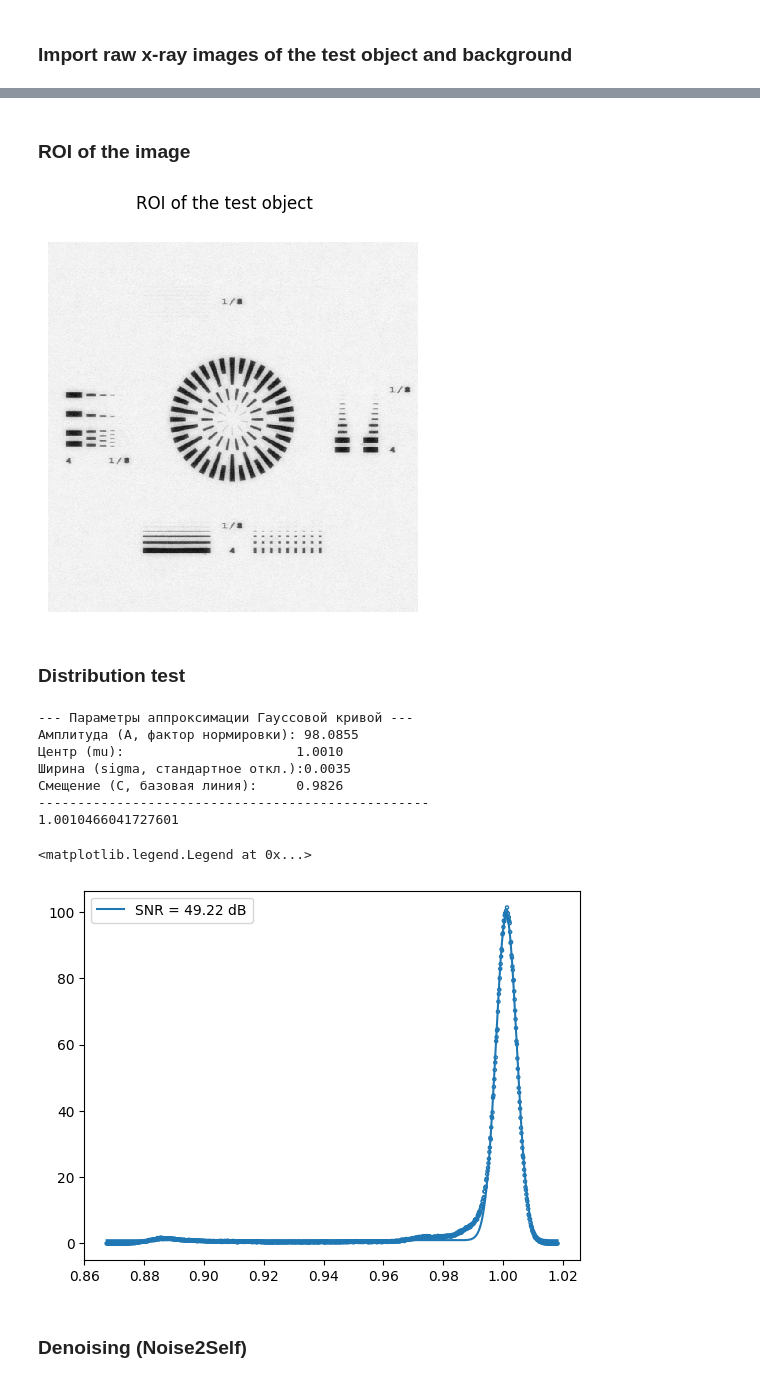
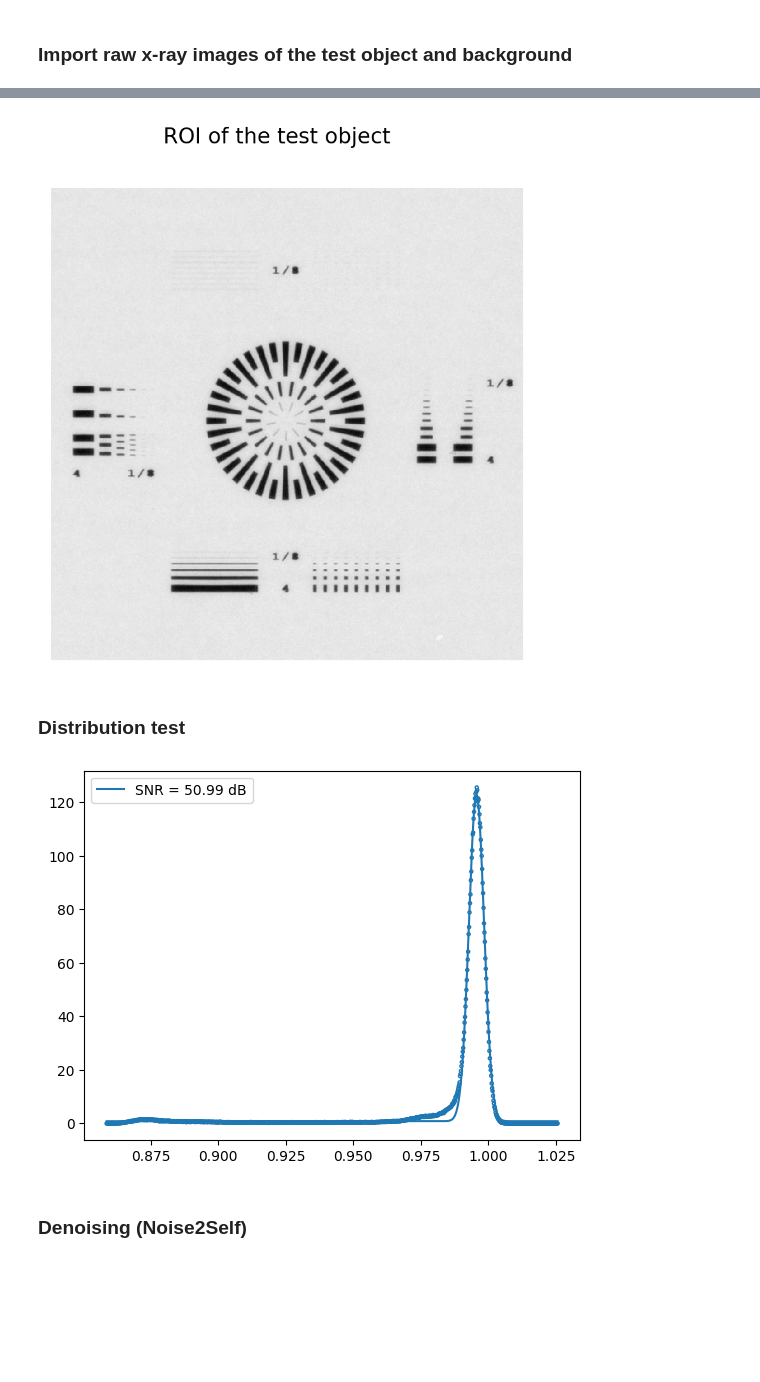
Before and after one commit to mamichberdey/XRayImagePro, a Jupyter notebook: test_image_upscaling.ipynb, the cells around one changed output, grey strips where cells are left out. Drawn from its saved outputs; the diff is of its cells as text; code cells hidden in the pictures; blank space fills up the shorter version.

```diff
--- a/test_image_upscaling.ipynb
+++ b/test_image_upscaling.ipynb
@@ -117,5 +244,3 @@ plt.show()
-# %% [markdown]
-### ROI of the image
 # %%
 def cutter(image, center_x, center_y, idx_cut):
     data_input_test = image.copy()
@@ -140,65 +265,26 @@ def cutter(image, center_x, center_y, idx_cut):
     # return x_input_test[2:], y_input_test[2:], data_input_test[2:, 2:]
     # return x_input_test[1:-2], y_input_test[1:-2], data_input_test[1:-2, 1:-2]
 
-x_cut, y_cut, obj_ROI = cutter(obj_prepro, 1024, 1024, 420)
+# x_cut, y_cut, obj_ROI = cutter(obj_rotated, 1024, 1024, 420)
 
-# x_cut, y_cut, obj_med_cutted = cutter(obj_medfil, 1013, 503, 200)
+x_cut, y_cut, obj_ROI = cutter(obj_rotated, 1024, 1024, 420)
 
-# x_cut, y_cut, obj_med_cutted_old = cutter(obj_medfil_old, 1020, 1270, 450)
-# x_cut, y_cut, obj_med_cutted_old = cutter(obj_medfil_old, 1040, 1000, 450)
-
-# x_cut, y_cut, obj_med_cutted = cutter(obj_medfil, 1020, 1040, 180)
-# x_cut, y_cut, obj_med_cutted_old = cutter(obj_medfil_old, 990, 1298, 180)
-# x_cut, y_cut, obj_med_cutted_old = cutter(obj_medfil_old, 1020, 1040, 180)
 %matplotlib inline
-fig, ax = plt.subplots(1, 1)
+fig, ax = plt.subplots(1, 1, dpi=200)
 ax.set_aspect('equal')
-# plt.pcolormesh(obj_med_cutted, cmap="CMRmap_r")
-# plt.pcolormesh(obj_med_cutted, cmap="Greys_r")
 plt.pcolormesh(obj_ROI, cmap="Greys_r")
-# colbar = plt.pcolormesh(x_input_test, y_input_test, data_input_test/np.max(data_input_test), cmap='Greys_r')
-# cbar = fig.colorbar(colbar)
 plt.axis("off")
 fig.suptitle("ROI of the test object")
 # plt.savefig(f"raw_data2.png", bbox_inches='tight', pad_inches=0, dpi=400)
 plt.show()
 # %% [output]
-[figure, old version]
+[figure, new version]
 # %% [markdown]
 ### Distribution test
 # %%
 from scipy.optimize import curve_fit
 
-bins_num = 1000
-
-hist, bin_edges = np.histogram(obj_ROI, bins=bins_num, density=True)
-bin_edges = (bin_edges[1:] + bin_edges[0:-1]) / 2
-plt.scatter(bin_edges, hist, s=5, facecolors='none', edgecolors='C0')
-
-
 def fit_gaussian(x_data, y_data):
-    """
-    Аппроксимирует одномерные данные (x_data, y_data) Гауссовой функцией.
-
-    Модель Гаусса: f(x) = A * exp(-(x - mu)^2 / (2 * sigma^2)) + C
-    Где:
-    - A: Амплитуда (высота пика) Гауссовой кривой, также может рассматриваться как фактор нормировки.
-    - mu: Центр (среднее значение) Гауссовой кривой.
-    - sigma: Ширина (стандартное отклонение) Гауссовой кривой.
-    - C: Смещение (базовая линия).
-
-    Параметры:
-    x_data : numpy.ndarray
-        Одномерный массив значений по оси X.
-    y_data : numpy.ndarray
-        Одномерный массив значений по оси Y, соответствующий x_data.
-
-    Возвращает:
-    numpy.ndarray
-        Массив значений Y, представляющий аппроксимированную Гауссову кривую
-        для заданных x_data и найденных параметров.
-        Возвращает None, если аппроксимация не удалась.
-    """
 
     # 1. Определяем Гауссову функцию
     # Смещение (offset) добавляется для учета ненулевой базовой линии
@@ -221,54 +307,42 @@ def fit_gaussian(x_data, y_data):
     #           [max_amplitude, max_center, max_sigma, max_offset])
     # Для sigma точно надо, чтобы была > 0
     bounds = ([-np.inf, x_data.min(), 0.001, -np.inf], # Нижние границы
               [ np.inf, x_data.max(), np.inf,  np.inf]) # Верхние границы
 
 
     # 3. Выполняем аппроксимацию
     try:
         # popt - оптимальные параметры, pcov - ковариационная матрица
         popt, pcov = curve_fit(gaussian, x_data, y_data, p0=initial_guesses, bounds=bounds)
     except RuntimeError as e:
         print(f"Ошибка при аппроксимации Гауссовой функцией: {e}")
         print("Попробуйте скорректировать начальные параметры или данные.")
         return None
 
     # 4. Извлекаем аппроксимированные параметры
     amplitude_fit, center_fit, sigma_fit, offset_fit = popt
 
-    # 5. Выводим параметры через print
-    print("--- Параметры аппроксимации Гауссовой кривой ---")
-    print(f"Амплитуда (A, фактор нормировки): {amplitude_fit:.4f}")
-    print(f"Центр (mu):                      {center_fit:.4f}")
-    print(f"Ширина (sigma, стандартное откл.):{sigma_fit:.4f}")
-    print(f"Смещение (C, базовая линия):     {offset_fit:.4f}")
-    print("--------------------------------------------------")
-
     # 6. Генерируем аппроксимированную кривую
     fitted_gaussian_curve = gaussian(x_data, *popt)
 
     return center_fit, sigma_fit, fitted_gaussian_curve
 
-mu, sig, hist_approx = fit_gaussian(bin_edges, hist)
-print(mu)
-
 def SNR(mu, sig):
     return 20 * np.log10(mu / sig)
 
+bins_num = 1000
+
 %matplotlib inline
+hist, bin_edges = np.histogram(obj_ROI, bins=bins_num, density=True)
+bin_edges = (bin_edges[1:] + bin_edges[0:-1]) / 2
+plt.scatter(bin_edges, hist, s=5, facecolors='none', edgecolors='C0')
+mu, sig, hist_approx = fit_gaussian(bin_edges, hist)
 plt.plot(bin_edges, hist_approx, label=f"SNR = {SNR(mu, sig):.2f} dB")
+
 # plt.xlim(0.98, 1.02)
-plt.legend()
+plt.legend();
 # %% [output]
---- Параметры аппроксимации Гауссовой кривой ---
-Амплитуда (A, фактор нормировки): 98.0855
-Центр (mu):                      1.0010
-Ширина (sigma, стандартное откл.):0.0035
-Смещение (C, базовая линия):     0.9826
---------------------------------------------------
-1.0010466041727601
-<matplotlib.legend.Legend at 0x...>
-[figure, old version]
+[figure, new version]
 # %% [markdown]
 ### Denoising (Noise2Self)
 # %%
```
Also changed, not shown: parts of 56 cells of this notebook.
